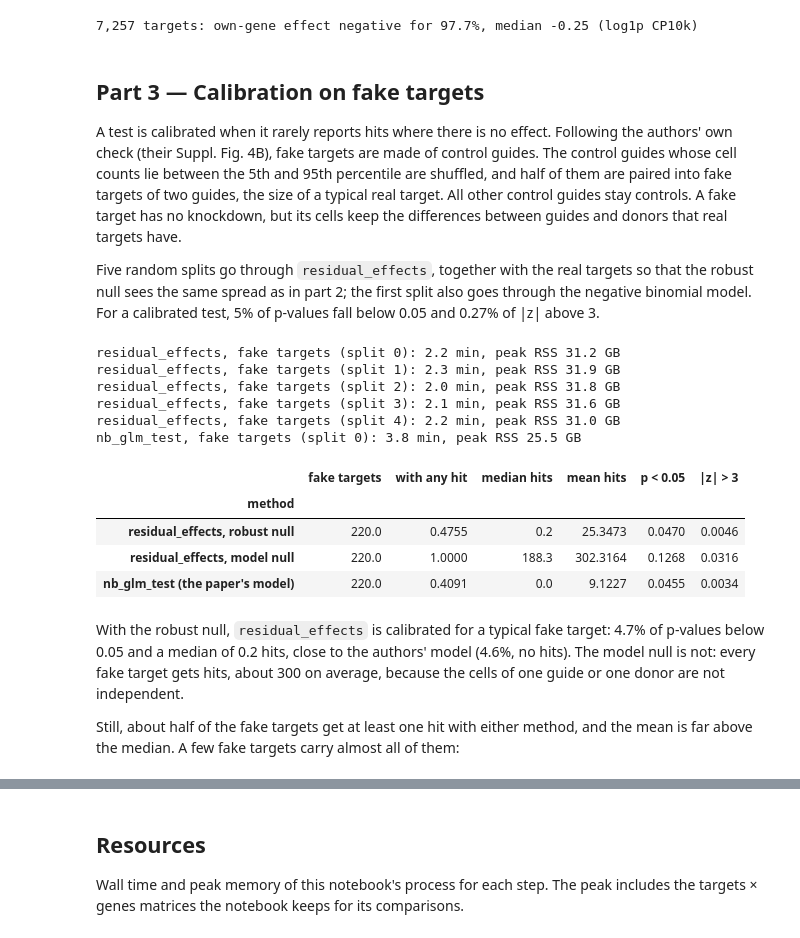
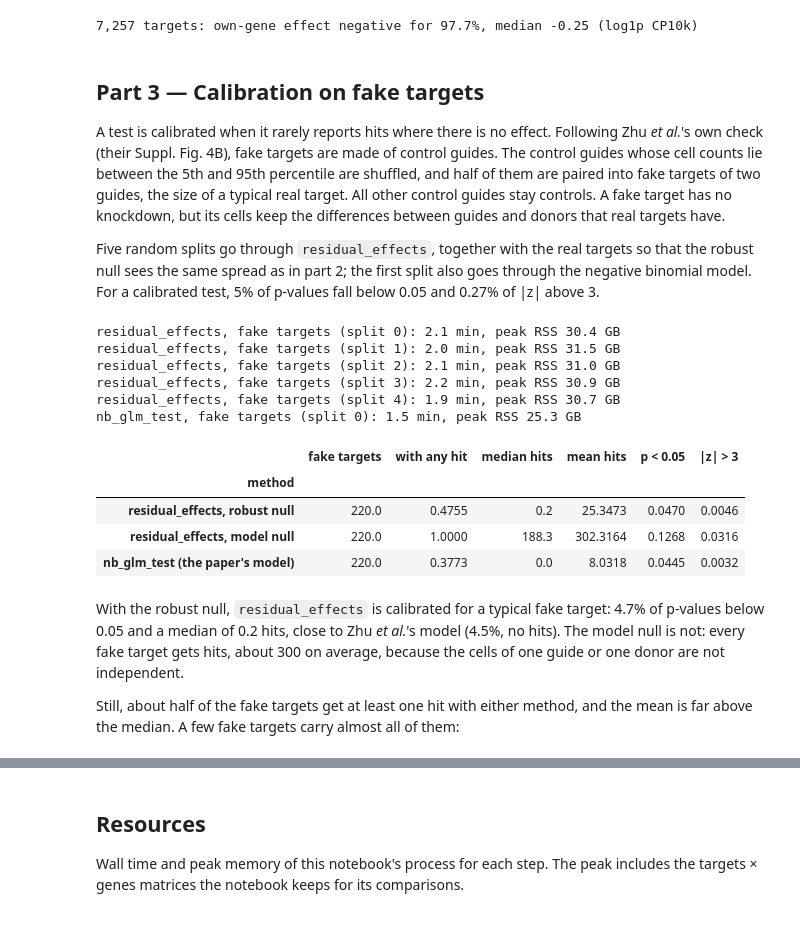
Before and after one commit to JinHongDu-Lab/crispyx, a Jupyter notebook: docs/notebooks/residual_effects_tutorial.ipynb, the cells around one changed output, grey strips where cells are left out. Drawn from its saved outputs; the diff is of its cells as text; code cells hidden in the pictures.

```diff
--- a/docs/notebooks/residual_effects_tutorial.ipynb
+++ b/docs/notebooks/residual_effects_tutorial.ipynb
@@ -294,6 +298,7 @@ with measured('nb_glm_test, pseudo-bulk, 500 targets'):
     nb_glm = cx.nb_glm_test(
         pseudobulk.path, perturbation_column='target', control_label='non-targeting',
         covariates=['log10_n_cells', 'donor'], perturbations=subset, size_factor_method='deseq2',
+        targets_per_fit=50,  # as Zhu et al.: 50 targets per model
         gene_name_column='gene_name', output_path=OUTPUT_DIR / 'cd4t_nb_glm_500.h5ad',
     )
 # %% [output]
@@ -458,7 +464,7 @@ print(f'{measured_own.sum():,} targets: own-gene effect negative for {np.mean(ow
 # %% [markdown]
 ## Part 3 — Calibration on fake targets
 
-A test is calibrated when it rarely reports hits where there is no effect. Following the authors' own
+A test is calibrated when it rarely reports hits where there is no effect. Following Zhu *et al.*'s own
 check (their Suppl. Fig. 4B), fake targets are made of control guides. The control guides whose cell
 counts lie between the 5th and 95th percentile are shuffled, and half of them are paired into fake
 targets of two guides, the size of a typical real target. All other control guides stay controls. A
@@ -499,44 +505,45 @@ for split in range(5):
     with measured(f'residual_effects, fake targets (split {split})'):
         result = cx.tl.residual_effects(
             merged_path, split_labels, 'non-targeting', covariates=['donor'], null='robust',
             gene_name_column='gene_name', output_path=OUTPUT_DIR / f'null_split{split}.h5ad', verbose=0,
         )
     for null in ('robust', 'model'):
         targets_i, _, z, q = residual_z(result, null)
         fake = targets_i.str.startswith(f'fake{split}_')
         null_rows.append({'method': f'residual_effects, {null} null', 'split': split, **calibration(z[fake], q[fake])})
         if split == 0:
             fake_hits[f'residual_effects, {null} null'] = pd.Series((q[fake] < 0.1).sum(axis=1), index=targets_i[fake])
 
 # the paper's model on the fake targets of the first split
 pairs = fake_targets(0)
 units['fake_target'] = units['guide_id'].astype(str).map(pairs).fillna(units['target'])
 cx.write_obs(pseudobulk.path, units)
 with measured('nb_glm_test, fake targets (split 0)'):
     nb_null = cx.nb_glm_test(
         pseudobulk.path, perturbation_column='fake_target', control_label='non-targeting',
         covariates=['log10_n_cells', 'donor'], perturbations=sorted(set(pairs)), size_factor_method='deseq2',
-        gene_name_column='gene_name', output_path=OUTPUT_DIR / 'null_split0_nb_glm.h5ad', verbose=0,
+        targets_per_fit=50, gene_name_column='gene_name', output_path=OUTPUT_DIR / 'null_split0_nb_glm.h5ad',
+        verbose=0,
     )
 targets_i, _, z, q = nb_glm_z(nb_null)
 null_rows.append({'method': "nb_glm_test (the paper's model)", 'split': 0, **calibration(z, q)})
 fake_hits["nb_glm_test (the paper's model)"] = pd.Series((q < 0.1).sum(axis=1), index=targets_i)
 pd.DataFrame(null_rows).groupby('method', sort=False).mean().drop(columns='split').round(4)
 # %% [output]
-residual_effects, fake targets (split 0): 2.2 min, peak RSS 31.2 GB
-residual_effects, fake targets (split 1): 2.3 min, peak RSS 31.9 GB
-residual_effects, fake targets (split 2): 2.0 min, peak RSS 31.8 GB
-residual_effects, fake targets (split 3): 2.1 min, peak RSS 31.6 GB
-residual_effects, fake targets (split 4): 2.2 min, peak RSS 31.0 GB
-nb_glm_test, fake targets (split 0): 3.8 min, peak RSS 25.5 GB
+residual_effects, fake targets (split 0): 2.1 min, peak RSS 30.4 GB
+residual_effects, fake targets (split 1): 2.0 min, peak RSS 31.5 GB
+residual_effects, fake targets (split 2): 2.1 min, peak RSS 31.0 GB
+residual_effects, fake targets (split 3): 2.2 min, peak RSS 30.9 GB
+residual_effects, fake targets (split 4): 1.9 min, peak RSS 30.7 GB
+nb_glm_test, fake targets (split 0): 1.5 min, peak RSS 25.3 GB
 |  | fake targets | with any hit | median hits | mean hits | p < 0.05 | |z| > 3 |
 | method |  |  |  |  |  |  |
 | residual_effects, robust null | 220.0 | 0.4755 | 0.2 | 25.3473 | 0.0470 | 0.0046 |
 | residual_effects, model null | 220.0 | 1.0000 | 188.3 | 302.3164 | 0.1268 | 0.0316 |
-| nb_glm_test (the paper's model) | 220.0 | 0.4091 | 0.0 | 9.1227 | 0.0455 | 0.0034 |
+| nb_glm_test (the paper's model) | 220.0 | 0.3773 | 0.0 | 8.0318 | 0.0445 | 0.0032 |
 # %% [markdown]
 With the robust null, `residual_effects` is calibrated for a typical fake target: 4.7% of p-values
-below 0.05 and a median of 0.2 hits, close to the authors' model (4.6%, no hits). The model null is not:
+below 0.05 and a median of 0.2 hits, close to Zhu *et al.*'s model (4.5%, no hits). The model null is not:
 every fake target gets hits, about 300 on average, because the cells of one guide or one donor are not
 independent.
 
```
Also changed, not shown: parts of 19 cells of this notebook, 4 other files.
